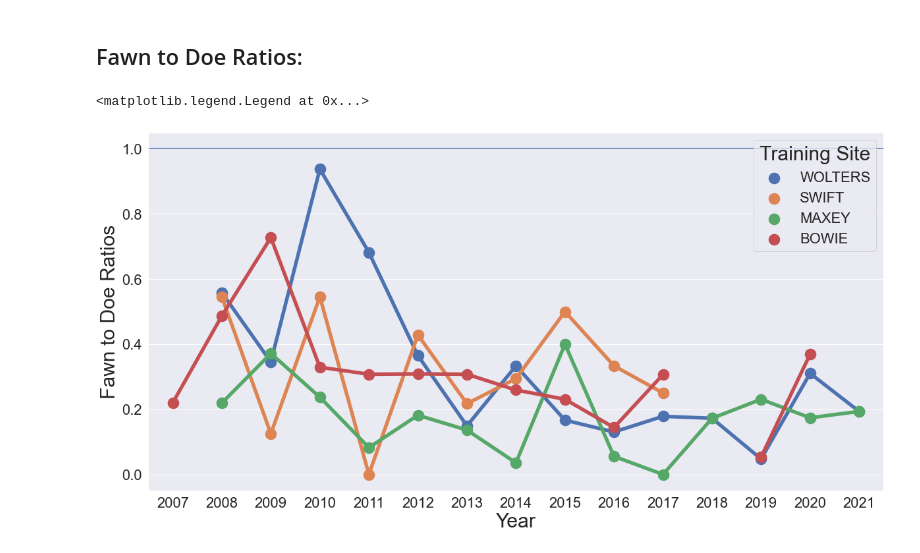
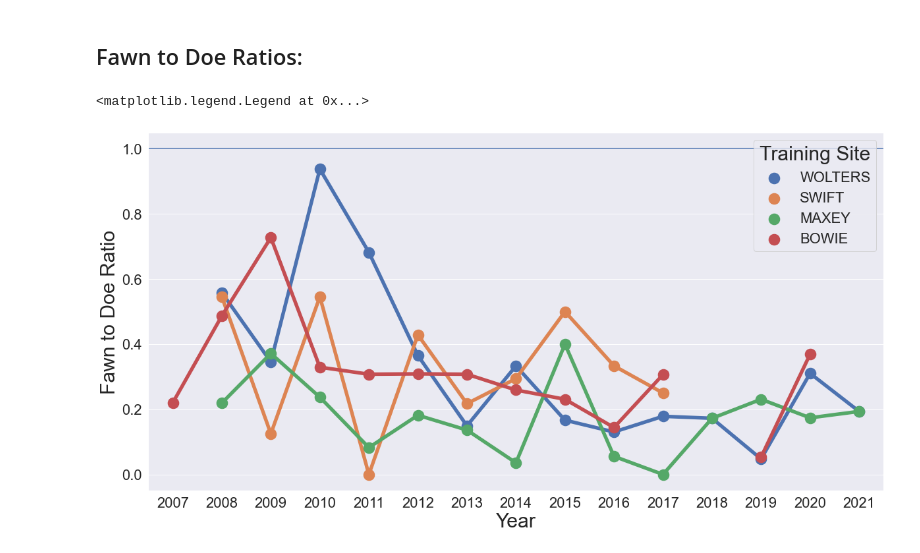
Before and after one commit to sont5413/Data_Viz_Deer_Survey_Data, a Jupyter notebook: TMD Deer Demographics.ipynb, the cells around one changed output. Saved outputs shown, nothing was run; the diff lists cells and outputs as text; code cells hidden in the pictures.

```diff
--- a/TMD Deer Demographics.ipynb
+++ b/TMD Deer Demographics.ipynb
@@ -35,10 +35,10 @@ plt.legend(title = "Training Site", title_fontsize="30")
 # %%
 sns.set(rc={"figure.figsize":(20, 10)}, font_scale = 2)
 p = sns.pointplot(x="year", y="fdrat", hue="site", data=data, scale=2)
 plt.axhline(1)
 plt.xlabel("Year", size=30)
-plt.ylabel("Fawn to Doe Ratios", size=30)
+plt.ylabel("Fawn to Doe Ratio", size=30)
 plt.legend(title = "Training Site", title_fontsize="30")
 # %% [output]
 <matplotlib.legend.Legend at 0x...>
-[figure, old version]
+[figure, new version]
```
Also changed, not shown: parts of 2 cells of this notebook.
